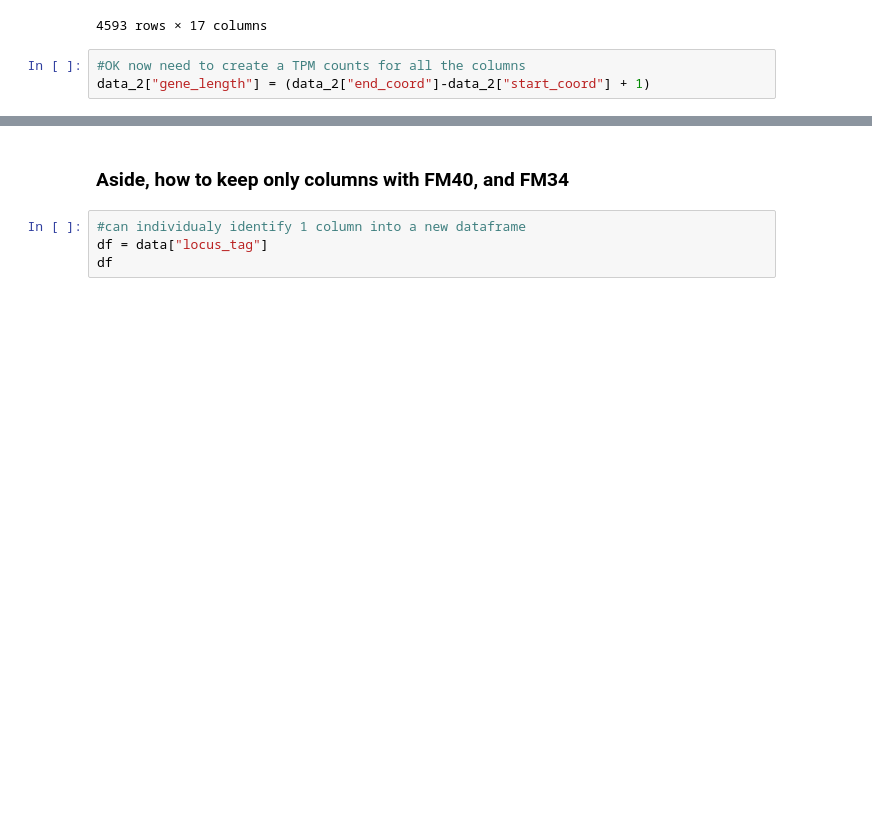
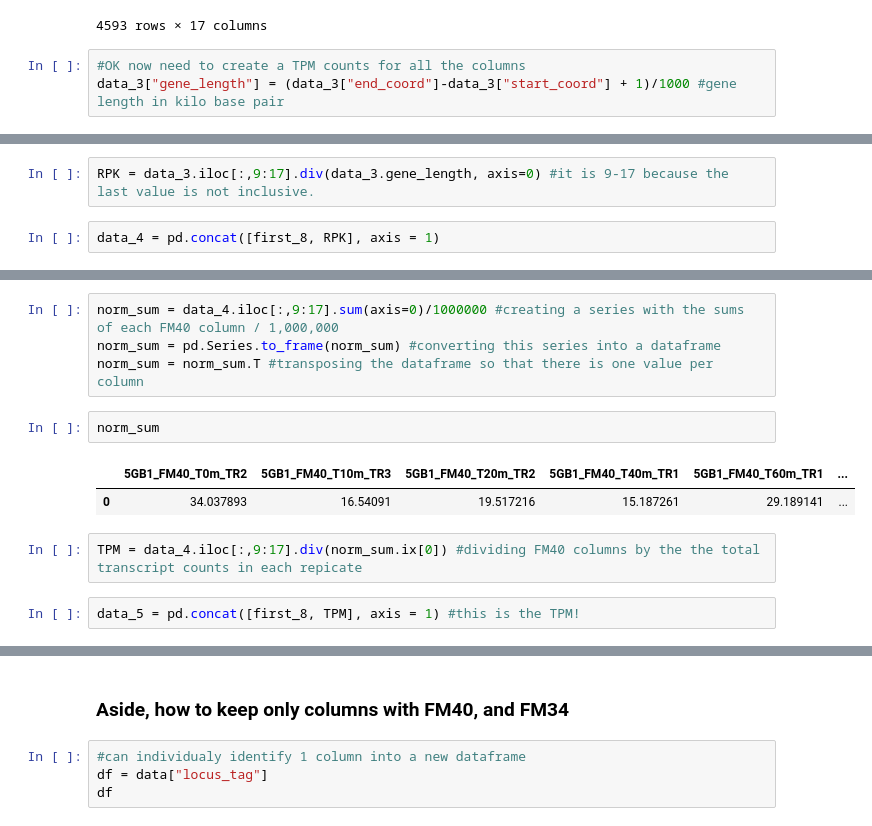
Before and after one commit to JiayuanGuo/Cu_transition_time_course-, a Jupyter notebook: 5GB1_Cu_transition_timecourse_transctriptomics.ipynb, the cells around one changed output, grey strips where cells are left out. Cells and saved outputs as stored; diff of their text form; blank space fills up the shorter version.

```diff
--- a/5GB1_Cu_transition_timecourse_transctriptomics.ipynb
+++ b/5GB1_Cu_transition_timecourse_transctriptomics.ipynb
@@ -48,4 +66,4 @@ data_3
 4593 rows × 17 columns
 # %%
 #OK now need to create a TPM counts for all the columns
-data_2["gene_length"] = (data_2["end_coord"]-data_2["start_coord"] + 1)
+data_3["gene_length"] = (data_3["end_coord"]-data_3["start_coord"] + 1)/1000 #gene length in kilo base pair
@@ -58,0 +111,4 @@ data_2_norm_gene_length =
+# %%
+RPK = data_3.iloc[:,9:17].div(data_3.gene_length, axis=0) #it is 9-17 because the last value is not inclusive.
+# %%
+data_4 = pd.concat([first_8, RPK], axis = 1)
@@ -58,0 +148,13 @@ data_2_norm_gene_length =
+# %%
+norm_sum = data_4.iloc[:,9:17].sum(axis=0)/1000000 #creating a series with the sums of each FM40 column / 1,000,000
+norm_sum = pd.Series.to_frame(norm_sum) #converting this series into a dataframe
+norm_sum = norm_sum.T #transposing the dataframe so that there is one value per column
+# %%
+norm_sum
+# %% [output]
+|  | 5GB1_FM40_T0m_TR2 | 5GB1_FM40_T10m_TR3 | 5GB1_FM40_T20m_TR2 | 5GB1_FM40_T40m_TR1 | 5GB1_FM40_T60m_TR1 | ... |
+| 0 | 34.037893 | 16.54091 | 19.517216 | 15.187261 | 29.189141 | ... |
+# %%
+TPM = data_4.iloc[:,9:17].div(norm_sum.ix[0]) #dividing FM40 columns by the the total transcript counts in each repicate
+# %%
+data_5 = pd.concat([first_8, TPM], axis = 1) #this is the TPM!
```
Also changed, not shown: parts of 16 cells of this notebook.
